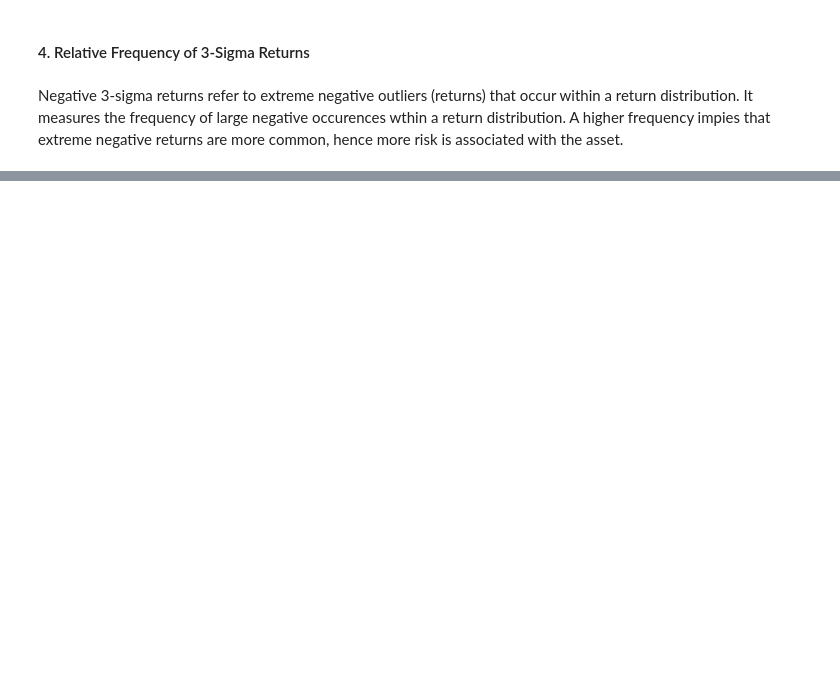
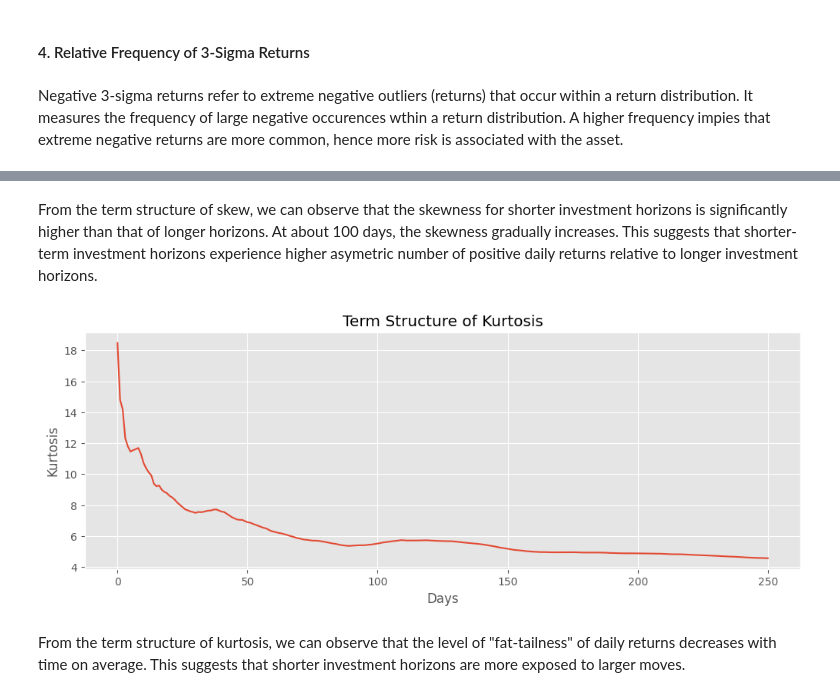
Before and after one commit to tzabcoder/QuantitativeFinance, a Jupyter notebook: Risk/risk_measures.ipynb, the cells around one changed output, grey strips where cells are left out. Cells and saved outputs as stored; diff of their text form; code cells hidden in the pictures; blank space fills up the shorter version.

```diff
--- a/Risk/risk_measures.ipynb
+++ b/Risk/risk_measures.ipynb
@@ -138,0 +198,28 @@ Term Structure of Kurtosis
+# %% [markdown]
+From the term structure of skew, we can observe that the skewness for shorter investment horizons is significantly higher than that of longer horizons. At about 100 days, the skewness gradually increases. This suggests that shorter-term investment horizons experience higher asymetric number of positive daily returns relative to longer investment horizons.
+# %%
+kurtosis_term_structure = []
+for day in days:
+    shifted_prices = data['^GSPC'].shift(day)
+    prices = data['^GSPC']
+
+    r_t = np.log(shifted_prices / prices)
+
+    mu = np.mean(r_t)
+    sd = np.std(r_t)
+
+    # Calculate the term Kurtosis
+    term_kurtosis = np.mean(((r_t - mu) / sd) ** 4)
+    kurtosis_term_structure.append(term_kurtosis)
+
+# Plot the term structure
+plt.figure(figsize=(12, 4))
+plt.title('Term Structure of Kurtosis')
+plt.xlabel('Days')
+plt.ylabel('Kurtosis')
+plt.plot(kurtosis_term_structure)
+plt.show()
+# %% [output]
+[figure, added]
+# %% [markdown]
+From the term structure of kurtosis, we can observe that the level of "fat-tailness" of daily returns decreases with time on average. This suggests that shorter investment horizons are more exposed to larger moves.
```
Also changed, not shown: parts of 15 cells of this notebook.
